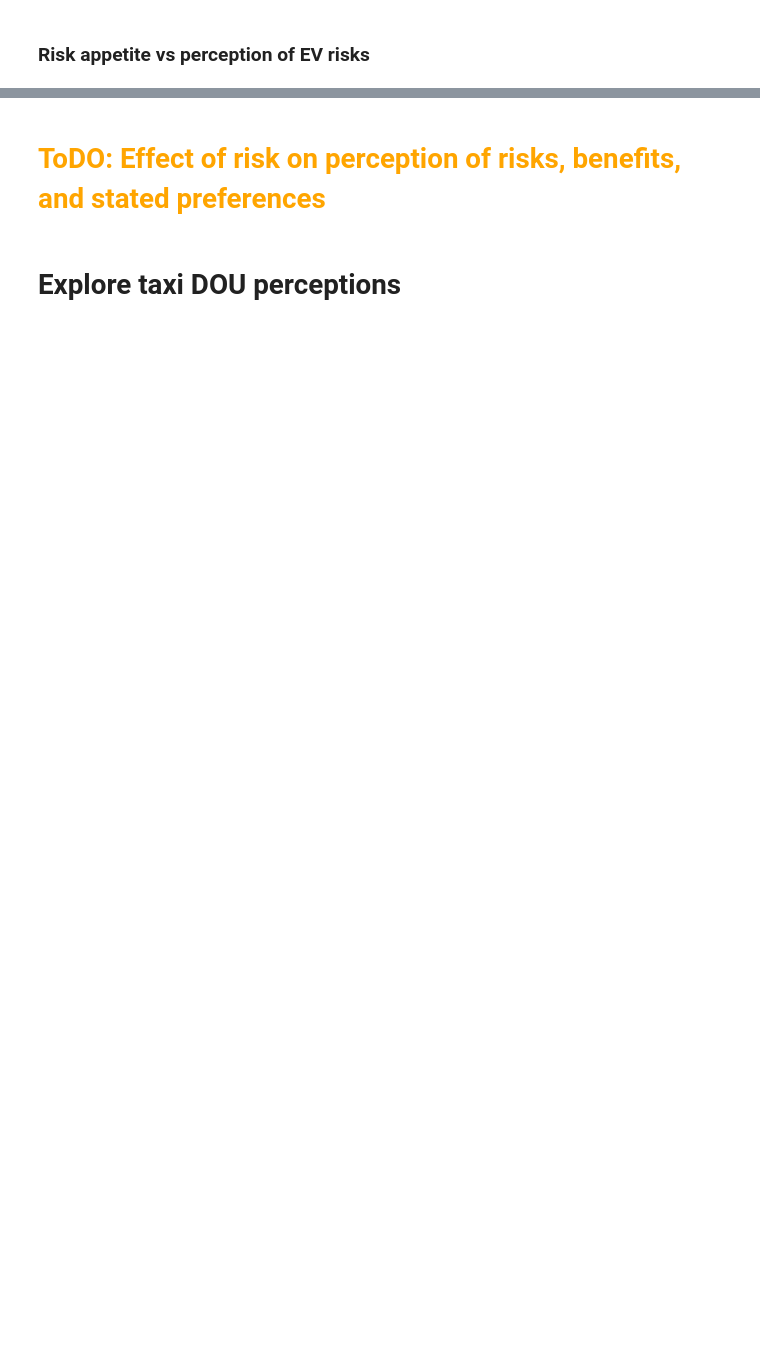
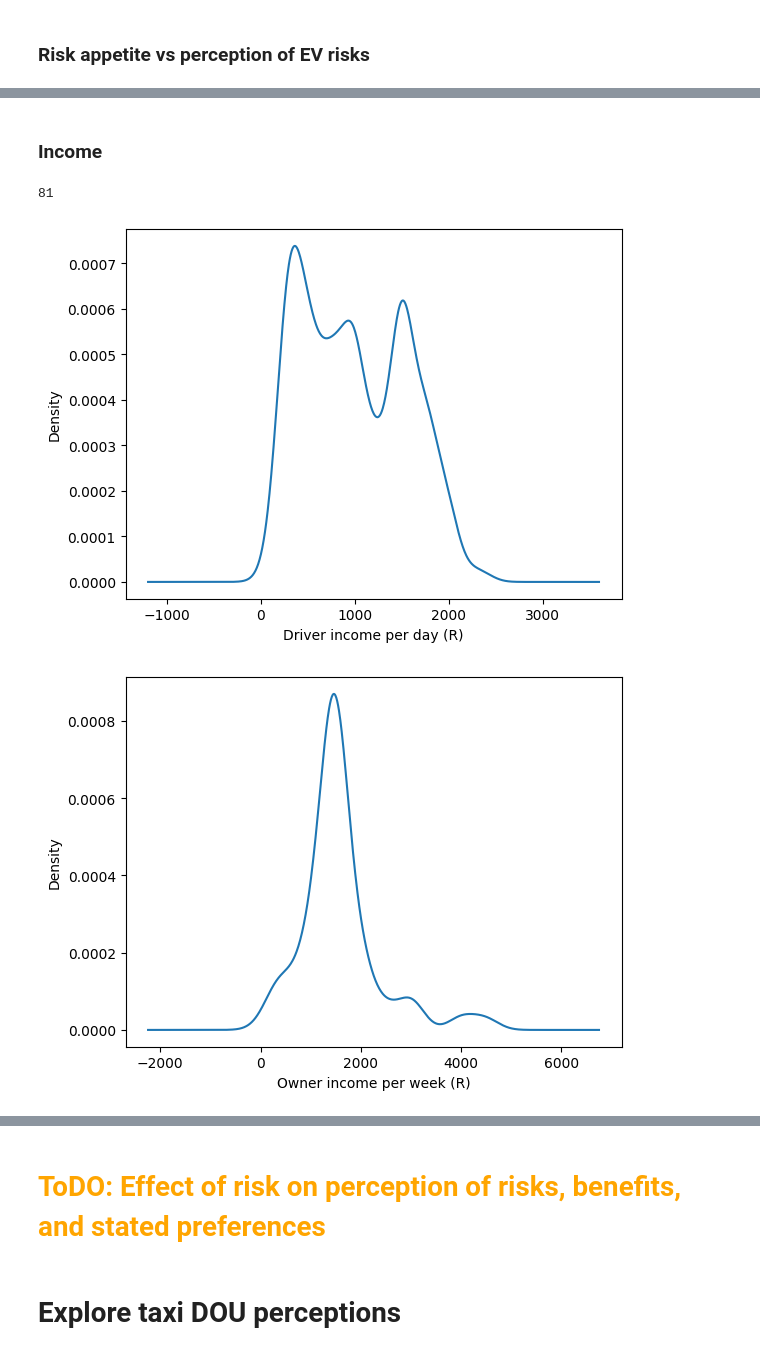
Before and after one commit to ChullEPG/taxi-survey, a Jupyter notebook: taxi_explore_perceptions.ipynb, the cells around one changed output, grey strips where cells are left out. Drawn from its saved outputs; the diff is of its cells as text; code cells hidden in the pictures; blank space fills up the shorter version.

```diff
--- a/taxi_explore_perceptions.ipynb
+++ b/taxi_explore_perceptions.ipynb
@@ -338,0 +425,23 @@ plt.show()
+# %% [markdown]
+### Income
+# %%
+driver_income_cleaned = driver_income_per_day.dropna()
+print(len(driver_income_per_day[driver_income_per_day > 5000]))
+# Drop values over 0.5e8
+driver_income_cleaned = driver_income_cleaned[driver_income_cleaned < 2500]
+driver_income_cleaned.plot(kind = 'density')
+plt.xlabel('Driver income per day (R)')
+plt.savefig('figures/driver_income_per_day_distribution.png')
+plt.show()
+
+owner_income_cleaned = owner_income_per_week.dropna()
+# Drop values over 0.5e8
+owner_income_cleaned = owner_income_cleaned[(owner_income_cleaned < 5000)]
+owner_income_cleaned.plot(kind = 'density')
+plt.xlabel('Owner income per week (R)')
+plt.savefig('figures/owner_income_per_week_distribution.png')
+plt.show()
+# %% [output]
+81
+[figure, added]
+[figure, added]
```
Also changed, not shown: parts of 30 cells of this notebook, 1 other file.
